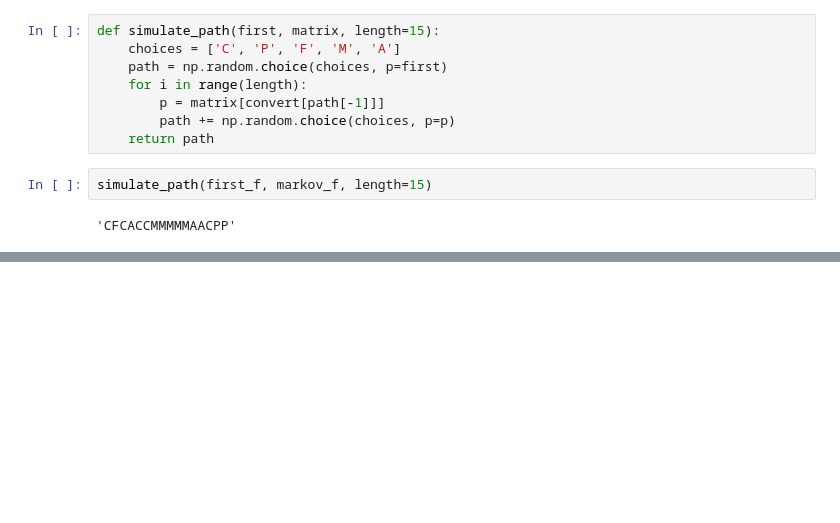
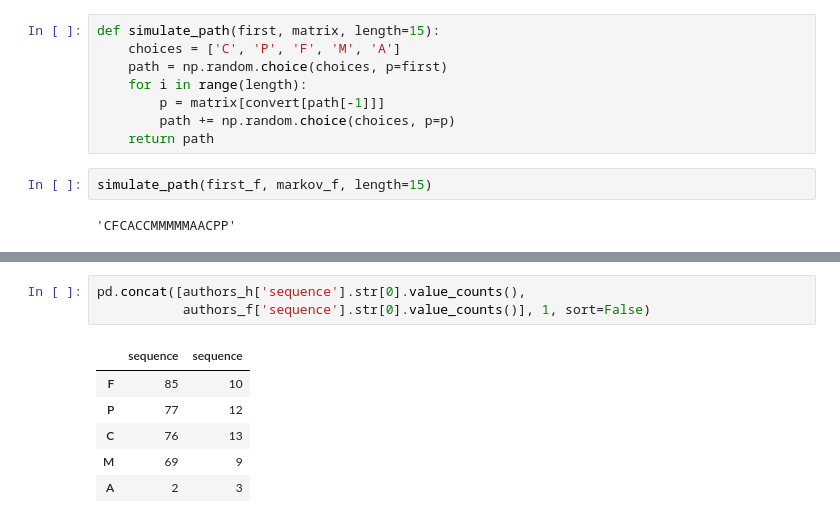
Before and after one commit to medialab/gender_art, a Jupyter notebook: trajectories/museums trajectories.ipynb, the cells around one changed output, grey strips where cells are left out. Cells and saved outputs as stored; diff of their text form; blank space fills up the shorter version.

```diff
--- a/trajectories/museums trajectories.ipynb
+++ b/trajectories/museums trajectories.ipynb
@@ -442,0 +441,10 @@ simulate_path(first_f, markov_f, length=15)
+# %%
+pd.concat([authors_h['sequence'].str[0].value_counts(),
+           authors_f['sequence'].str[0].value_counts()], 1, sort=False)
+# %% [output]
+|  | sequence | sequence |
+| F | 85 | 10 |
+| P | 77 | 12 |
+| C | 76 | 13 |
+| M | 69 | 9 |
+| A | 2 | 3 |
```
Also changed, not shown: parts of 39 cells of this notebook.
